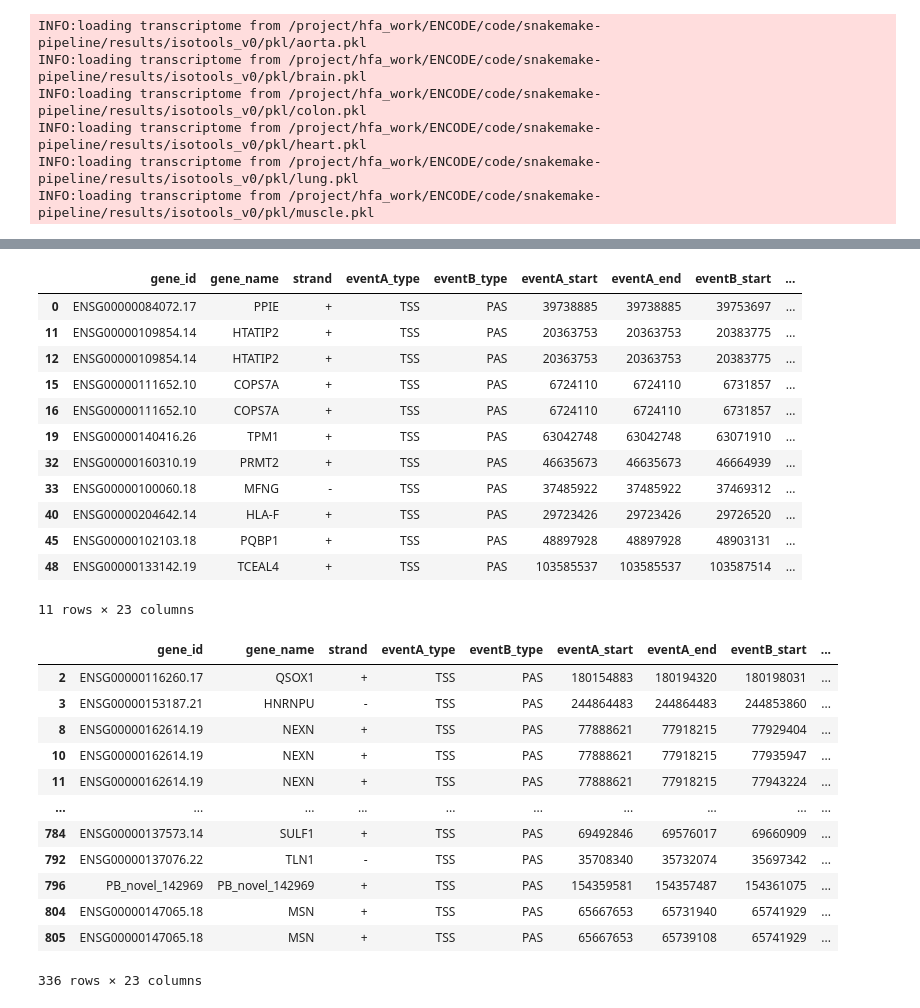
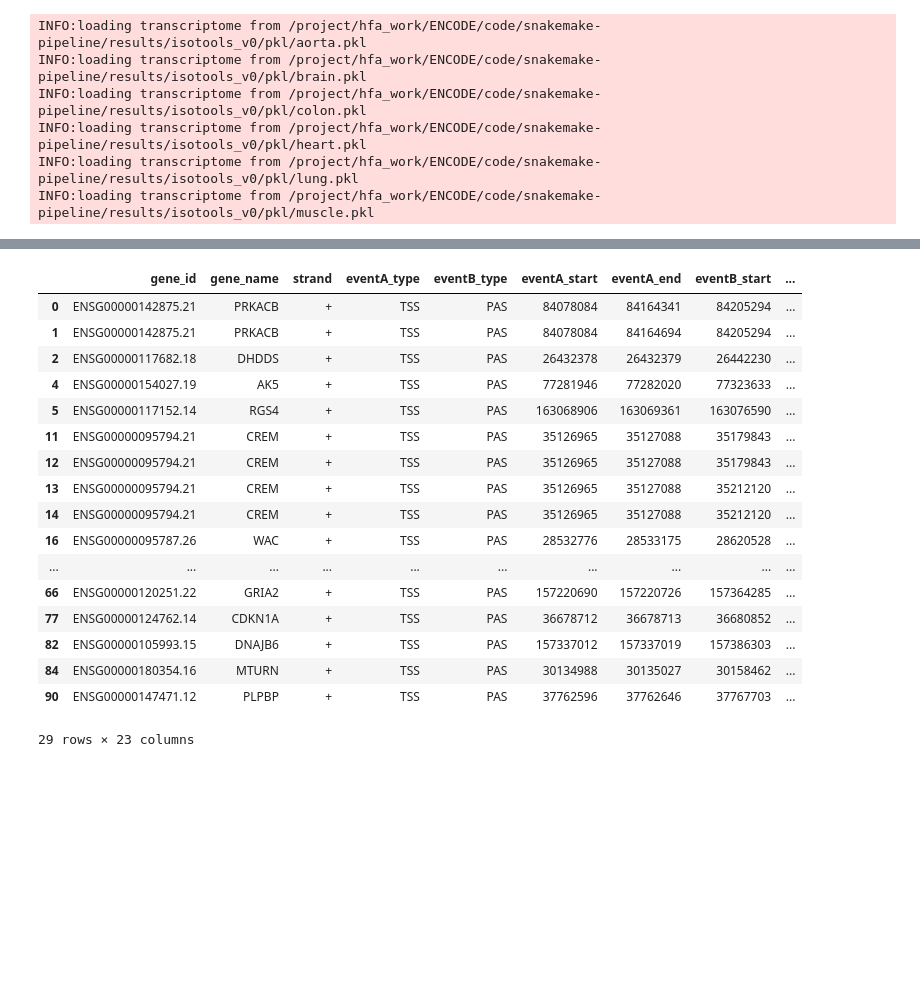
Before and after one commit to IceFreez3r/master-thesis, a Jupyter notebook: notebooks/IsoTools_coordination.ipynb, the cells around one changed output, grey strips where cells are left out. Saved outputs shown, nothing was run; the diff lists cells and outputs as text; code cells hidden in the pictures; blank space fills up the shorter version.

```diff
--- a/notebooks/IsoTools_coordination.ipynb
+++ b/notebooks/IsoTools_coordination.ipynb
@@ -41,8 +42,8 @@ for tissue, isoseq in zip(TISSUES, isoseqs):
 for isoseq in isoseqs:
     isoseq.add_filter(tag='SQANTI_SUPPORT', expression='CAGE_SUPPORT and TSS_RATIO and POLYA_SITE and POLYA_MOTIF', context='transcript', update=True)
 # %%
-for isoseq in isoseqs:
+for i, isoseq in enumerate(isoseqs):
     count = 0
     for transcript in isoseq.iter_transcripts(query='SQANTI_SUPPORT'):
         count += 1
-    count
+    print(TISSUES[i], count)
@@ -48,0 +57,6 @@ for isoseq in isoseqs:
+# %%
+for i, isoseq in enumerate(isoseqs):
+    count = 0
+    for transcript in isoseq.iter_transcripts(query='FRAGMENT'):
+        count += 1
+    print(TISSUES[i], count)
@@ -49,43 +96,29 @@ for isoseq in isoseqs:
 # %%
 coordination_results = [isoseq.coordination_test(
     event_type=["TSS", "PAS"],
     min_total=10,
     min_alt_fraction=.01,
+    min_dist_AB=100,
     transcript_filter="SQANTI_SUPPORT",
 ) for isoseq in isoseqs]
 coordination_results_sig = [c[c["padj"] < 0.05] for c in coordination_results]
-coordination_results_sig[0]
+coordination_results_sig[1]
 # %% [output]
 |  | gene_id | gene_name | strand | eventA_type | eventB_type | eventA_start | eventA_end | eventB_start | ... |
-| 0 | ENSG00000084072.17 | PPIE | + | TSS | PAS | 39738885 | 39738885 | 39753697 | ... |
-| 11 | ENSG00000109854.14 | HTATIP2 | + | TSS | PAS | 20363753 | 20363753 | 20383775 | ... |
-| 12 | ENSG00000109854.14 | HTATIP2 | + | TSS | PAS | 20363753 | 20363753 | 20383775 | ... |
-| 15 | ENSG00000111652.10 | COPS7A | + | TSS | PAS | 6724110 | 6724110 | 6731857 | ... |
-| 16 | ENSG00000111652.10 | COPS7A | + | TSS | PAS | 6724110 | 6724110 | 6731857 | ... |
-| 19 | ENSG00000140416.26 | TPM1 | + | TSS | PAS | 63042748 | 63042748 | 63071910 | ... |
-| 32 | ENSG00000160310.19 | PRMT2 | + | TSS | PAS | 46635673 | 46635673 | 46664939 | ... |
-| 33 | ENSG00000100060.18 | MFNG | - | TSS | PAS | 37485922 | 37485922 | 37469312 | ... |
-| 40 | ENSG00000204642.14 | HLA-F | + | TSS | PAS | 29723426 | 29723426 | 29726520 | ... |
-| 45 | ENSG00000102103.18 | PQBP1 | + | TSS | PAS | 48897928 | 48897928 | 48903131 | ... |
-| 48 | ENSG00000133142.19 | TCEAL4 | + | TSS | PAS | 103585537 | 103585537 | 103587514 | ... |
+| 0 | ENSG00000142875.21 | PRKACB | + | TSS | PAS | 84078084 | 84164341 | 84205294 | ... |
+| 1 | ENSG00000142875.21 | PRKACB | + | TSS | PAS | 84078084 | 84164694 | 84205294 | ... |
+| 2 | ENSG00000117682.18 | DHDDS | + | TSS | PAS | 26432378 | 26432379 | 26442230 | ... |
+| 4 | ENSG00000154027.19 | AK5 | + | TSS | PAS | 77281946 | 77282020 | 77323633 | ... |
+| 5 | ENSG00000117152.14 | RGS4 | + | TSS | PAS | 163068906 | 163069361 | 163076590 | ... |
+| 11 | ENSG00000095794.21 | CREM | + | TSS | PAS | 35126965 | 35127088 | 35179843 | ... |
+| 12 | ENSG00000095794.21 | CREM | + | TSS | PAS | 35126965 | 35127088 | 35179843 | ... |
+| 13 | ENSG00000095794.21 | CREM | + | TSS | PAS | 35126965 | 35127088 | 35212120 | ... |
+| 14 | ENSG00000095794.21 | CREM | + | TSS | PAS | 35126965 | 35127088 | 35212120 | ... |
+| 16 | ENSG00000095787.26 | WAC | + | TSS | PAS | 28532776 | 28533175 | 28620528 | ... |
+| ... | ... | ... | ... | ... | ... | ... | ... | ... | ... |
+| 66 | ENSG00000120251.22 | GRIA2 | + | TSS | PAS | 157220690 | 157220726 | 157364285 | ... |
+| 77 | ENSG00000124762.14 | CDKN1A | + | TSS | PAS | 36678712 | 36678713 | 36680852 | ... |
+| 82 | ENSG00000105993.15 | DNAJB6 | + | TSS | PAS | 157337012 | 157337019 | 157386303 | ... |
+| 84 | ENSG00000180354.16 | MTURN | + | TSS | PAS | 30134988 | 30135027 | 30158462 | ... |
+| 90 | ENSG00000147471.12 | PLPBP | + | TSS | PAS | 37762596 | 37762646 | 37767703 | ... |
-11 rows × 23 columns
+29 rows × 23 columns
-# %%
-coordination_results_unfiltered = [isoseq.coordination_test(
-    event_type=["TSS", "PAS"],
-) for isoseq in isoseqs]
-coordination_results_unfiltered_sig = [c[c["padj"] < 0.05] for c in coordination_results_unfiltered]
-coordination_results_unfiltered_sig[0]
-# %% [output]
-|  | gene_id | gene_name | strand | eventA_type | eventB_type | eventA_start | eventA_end | eventB_start | ... |
-| 2 | ENSG00000116260.17 | QSOX1 | + | TSS | PAS | 180154883 | 180194320 | 180198031 | ... |
-| 3 | ENSG00000153187.21 | HNRNPU | - | TSS | PAS | 244864483 | 244864483 | 244853860 | ... |
-| 8 | ENSG00000162614.19 | NEXN | + | TSS | PAS | 77888621 | 77918215 | 77929404 | ... |
-| 10 | ENSG00000162614.19 | NEXN | + | TSS | PAS | 77888621 | 77918215 | 77935947 | ... |
-| 11 | ENSG00000162614.19 | NEXN | + | TSS | PAS | 77888621 | 77918215 | 77943224 | ... |
-| ... | ... | ... | ... | ... | ... | ... | ... | ... | ... |
-| 784 | ENSG00000137573.14 | SULF1 | + | TSS | PAS | 69492846 | 69576017 | 69660909 | ... |
-| 792 | ENSG00000137076.22 | TLN1 | - | TSS | PAS | 35708340 | 35732074 | 35697342 | ... |
-| 796 | PB_novel_142969 | PB_novel_142969 | + | TSS | PAS | 154359581 | 154357487 | 154361075 | ... |
-| 804 | ENSG00000147065.18 | MSN | + | TSS | PAS | 65667653 | 65731940 | 65741929 | ... |
-| 805 | ENSG00000147065.18 | MSN | + | TSS | PAS | 65667653 | 65739108 | 65741929 | ... |
-336 rows × 23 columns
```
Also changed, not shown: parts of 16 cells of this notebook.
